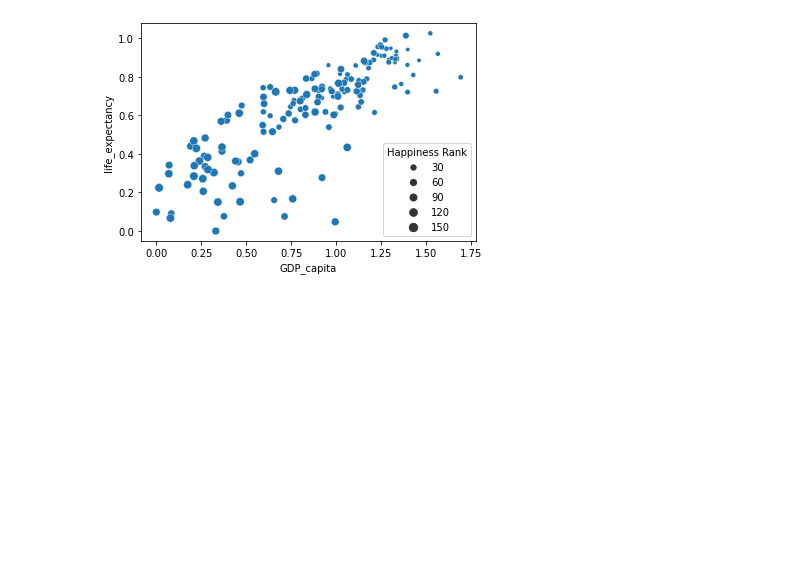
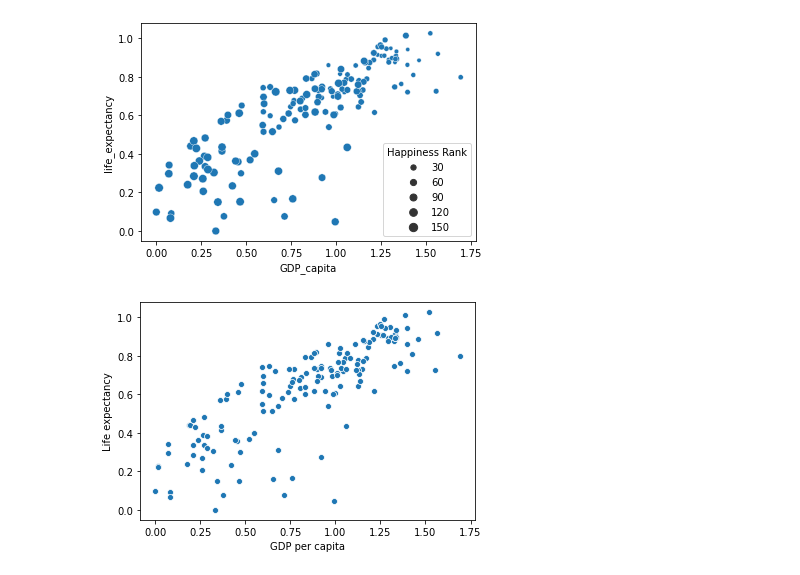
Before and after one commit to BayesianBoys/HCI, a Jupyter notebook: week3/VMP/testing.ipynb, the cells around one changed output. Saved outputs shown, nothing was run; the diff lists cells and outputs as text; code cells hidden in the pictures; blank space fills up the shorter version.

```diff
--- a/week3/VMP/testing.ipynb
+++ b/week3/VMP/testing.ipynb
@@ -105,3 +37,7 @@ def plot_scatter(df, x, y, size = None, hue = None):
 plot_scatter(g_15, x = "GDP_capita", y = "life_expectancy", size = "Happiness Rank")
 # %% [output]
 [figure]
+# %%
+plot_scatter(g_15, x = "GDP per capita", y = "Life expectancy")
+# %% [output]
+[figure, added]
```
Also changed, not shown: parts of 9 cells of this notebook, 2 other files.
